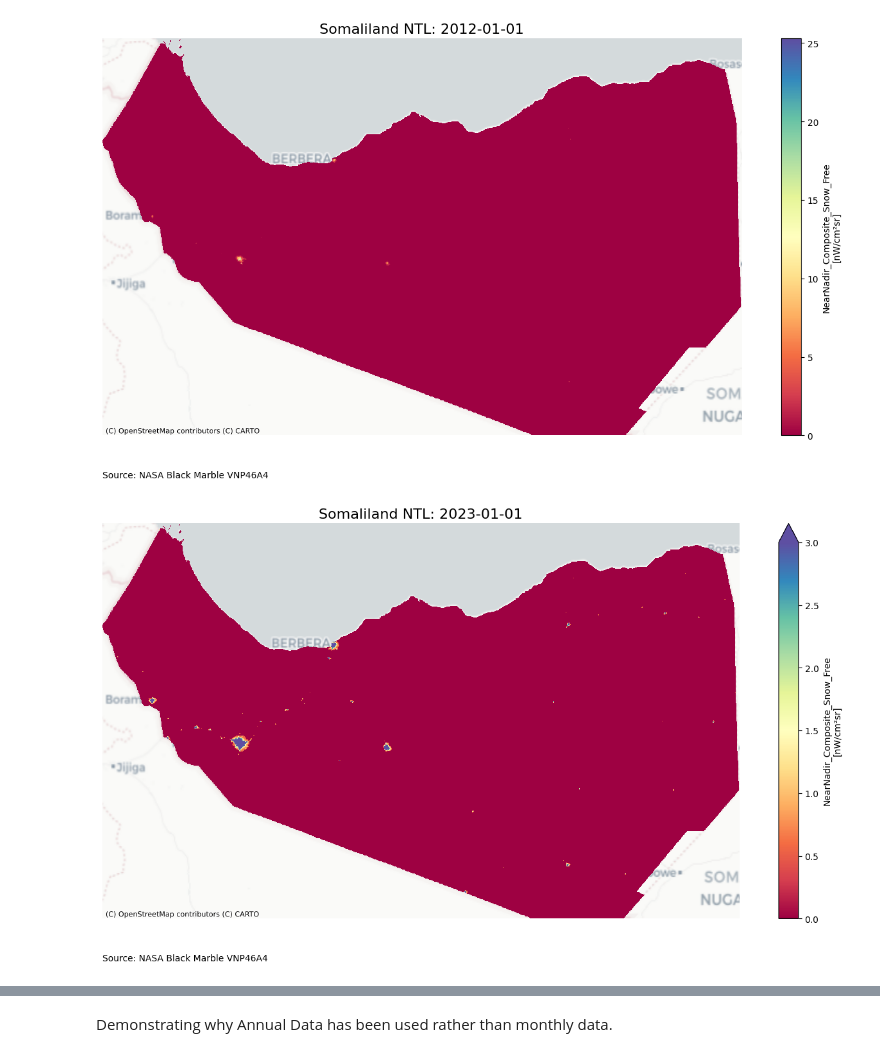
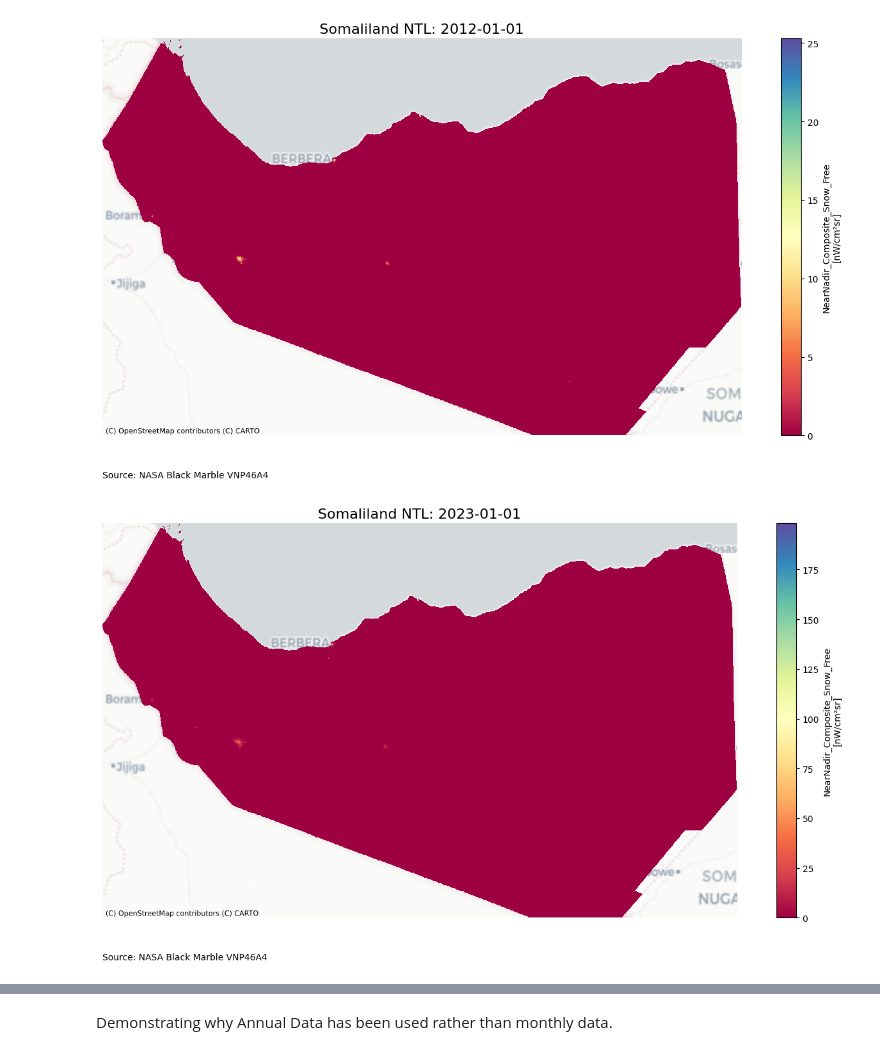
Before and after one commit to SamMcG1997/NTL_Somaliland, a Jupyter notebook: notebooks/2_Exploratory_Analysis.ipynb, the cells around one changed output, grey strips where cells are left out. Drawn from its saved outputs; the diff is of its cells as text; code cells hidden in the pictures.

```diff
--- a/notebooks/2_Exploratory_Analysis.ipynb
+++ b/notebooks/2_Exploratory_Analysis.ipynb
@@ -15,7 +15,9 @@ from ntl_functions import plot_NASA_NTL, filter_dataset_by_bounding_box
 #Load Somaliland Boundary Shapefile
 somaliland_shp_berbera = gpd.read_file("../data/Combined_Datasets/Somaliland_with_berbera/somaliland_with_berbera.shp")
 # %%
-SL_berbera = xr.open_dataset("../data/NTL_Data_A4/141225_SL_Berbera_VNP46A4_EY_2012_24.nc")
+#Annual Data.
+SL_berbera = xr.open_dataset("../data/NTL_Data_A4/20260203_SL_Berbera_VNP46A4_EY_2012_24.nc")
+SL_An_Qual = xr.open_dataset("../data/NTL_Data_A4/20260203_Quality_SL_Berbera_VNP46A4_2012_24.nc")
 
 #Monthly Data.
 SL_month = xr.open_dataset("../data/NTL_Data_A4/141225_SL_VNP46A3_EM_2012_2017.nc")
@@ -96,7 +98,7 @@ plot_NASA_NTL(SL_berbera, somaliland_shp_berbera, date = "2012-01-01",
 # %%
 plot_NASA_NTL(SL_berbera, somaliland_shp_berbera, date = "2023-01-01",
               variable = "NearNadir_Composite_Snow_Free",
               title_prefix = "Somaliland NTL",
-              robust = False, vmin=0, vmax=3)
+              robust = False, vmin=0)
 # %% [output]
-[figure, old version]
+[figure, new version]
```
Also changed, not shown: parts of 10 cells of this notebook, 19 other files.
